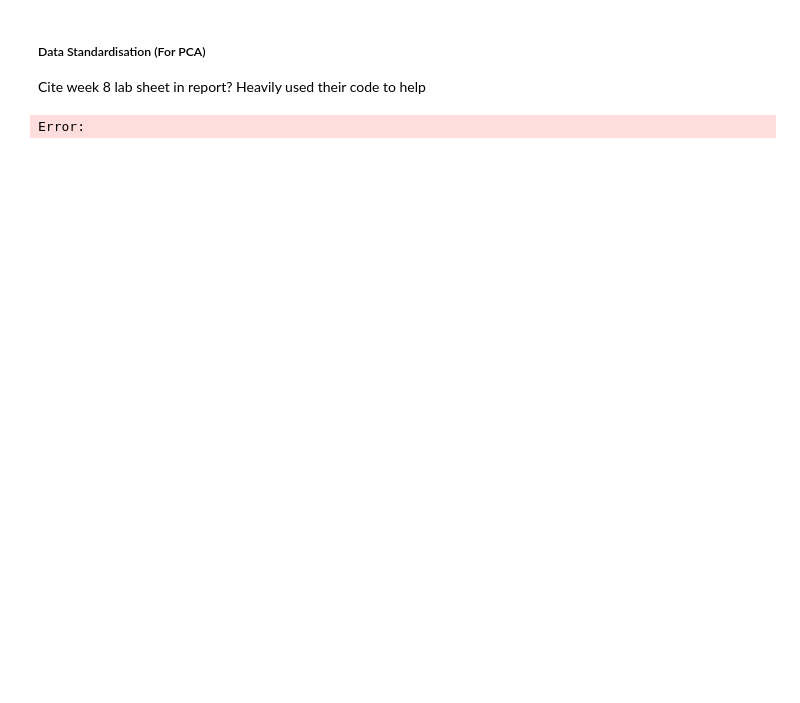
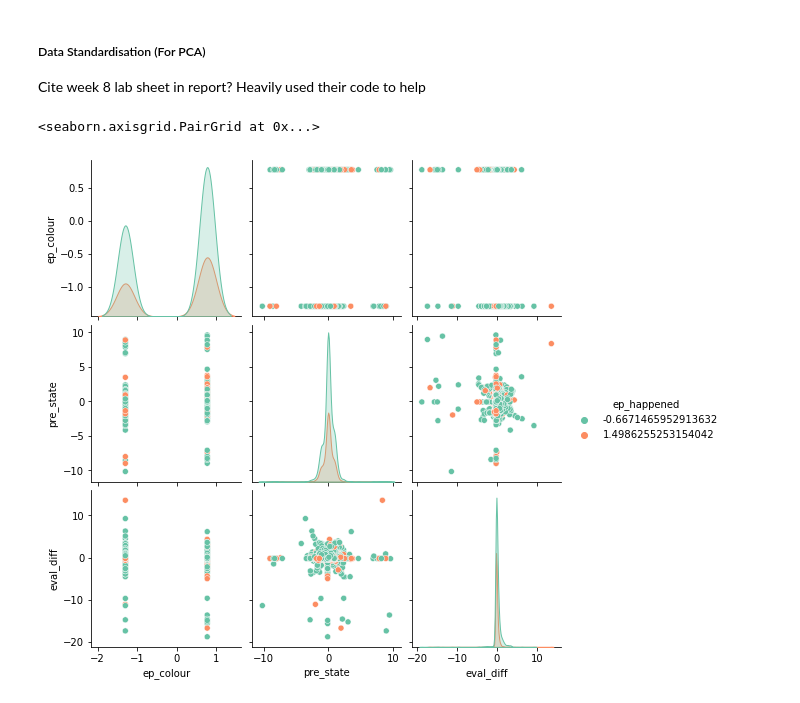
Before and after one commit to leon0241/fds-assignment-3, a Jupyter notebook: assignment-3-Q2.ipynb, the cells around one changed output. Saved outputs shown, nothing was run; the diff lists cells and outputs as text; code cells hidden in the pictures; blank space fills up the shorter version.

Commit message:
plots that don't make sense

```diff
--- a/assignment-3-Q2.ipynb
+++ b/assignment-3-Q2.ipynb
@@ -506,6 +506,8 @@ ValueError: The truth value of a Series is ambiguous. Use a.empty, a.bool(), a.i
 # %% [markdown]
 #### Applying PCA
 # %%
+
+
 # Replace Boolean and string variables with numbers
 chess_filter['ep_happened'] = chess_filter['ep_happened'].replace({True:1, False:0})
 chess_filter['ep_colour'] = chess_filter['ep_colour'].replace({'White':1, 'Black':0})
@@ -513,8 +515,11 @@ chess_filter['rated'] = chess_filter['rated'].replace({True:1, False:0})
 chess_filter['time_class'] = chess_filter['time_class'].replace({'daily':3, 'rapid':2, 'blitz':1, 'bullet':0})
 
 # Drop irrelevant columns, and save differently - as a dataframe including the rating and one without
-chess_data_with_elo = chess_filter.drop(['fen', 'pgn', 'move_list'], axis=1)
+chess_data_with_elo = chess_filter.drop(['fen', 'pgn', 'move_list', 'time_class', 'rated'], axis=1)
 chess_data_without_elo = chess_data_with_elo.drop(['white_rating', 'black_rating'], axis=1)
+
+chess_data_without_elo["eval_diff"] = chess_data_without_elo["state_best"] - chess_data_without_elo["state_ep"]
+chess_data_without_elo = chess_data_without_elo.drop(['state_best', 'state_ep'], axis=1)
 
 print(chess_data_with_elo.head())
 print('\n')
@@ -529,37 +550,46 @@ Cite week 8 lab sheet in report? Heavily used their code to help
 # THIS PART IS COPIED AND PASTED FROM WEEK 8 PCA SOLUTIONS:
 def sort_eigenvalues(eigenvalues, eigenvectors):
     idx = eigenvalues.argsort()[::-1]
     eigenvalues = eigenvalues[idx]
     eigenvectors = eigenvectors[:,idx]
     return eigenvalues, eigenvectors
 
 # THE REST IS HEAVILY INFLUENCED BY WEEK 8 PCA SOLUTIONS
 
 # Standardise chess_data_without_elo so that it follows the Standard normal distribution
 for col in chess_data_without_elo.columns:
         chess_data_without_elo[col] = (chess_data_without_elo[col] - chess_data_without_elo[col].mean()) / chess_data_without_elo[col].std()
 
 # # Create matrix storing covariances of the chess dataframe features
 # covariances = np.cov(chess_data_without_elo.values.T)
 
 # # Record eigenvalues and eigenvectors
 # eigenvalues, eigenvectors = np.linalg.eig(covariances)
 # eigenvalues, eigenvalues = sort_eigenvalues(eigenvalues, eigenvectors)
 
 # result = chess_data_without_elo.dot(eigenvectors[:,:2])
 
 # sns.scatterplot(x= result[0], y = result[1], hue=diagnosis)
 # plt.xlabel('PC1')
 # plt.ylabel('PC2')
 
+def standardize(df):
+    standardized = pd.DataFrame()
+    for col in df.columns: # We can apply mathematical operation to entire columns at once, as they are built on top of numpy arrays
+        standardized[col] = (df[col]-df[col].mean())/df[col].std() #For each column move the data s.t. it is centered around 0 and has variance=1
+    return standardized
 
+ep_happened_result = chess_data_without_elo["ep_happened"]
 
+sns.pairplot(hue='ep_happened', data=chess_data_without_elo, palette="Set2")
 
-# Lila Can we instead use this? :
-pca = PCA(n_components=3).fit(chess_data_without_elo.values)
-pca_result = pca.transform(chess_data_without_elo.values)
-sns.scatterplot(x=pca_result[:, 0], y=pca_result[:, 1])
-plt.xlabel('PC1')
-plt.ylabel('PC2')
+# # Lila Can we instead use this? :
+# standardise = stan
+# pca = PCA(n_components=5).fit(chess_data_without_elo.values)
+# pca_result = pca.transform(chess_data_without_elo.values)
+# sns.scatterplot(x=pca_result[:, 0], y=pca_result[:, 1], hue=)
+# plt.xlabel('PC1')
+# plt.ylabel('PC2')
 # %% [output]
-Error:
+<seaborn.axisgrid.PairGrid at 0x...>
+[figure, added]
```
Also changed, not shown: parts of 3 cells of this notebook.
